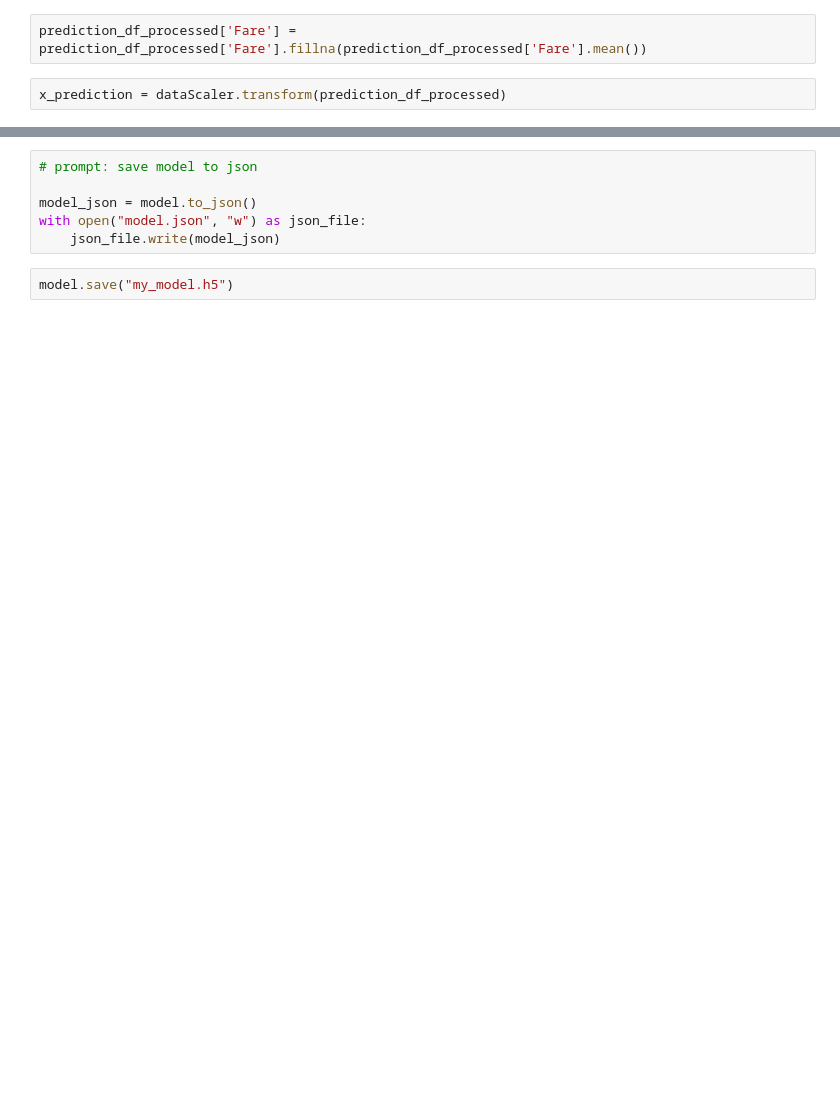
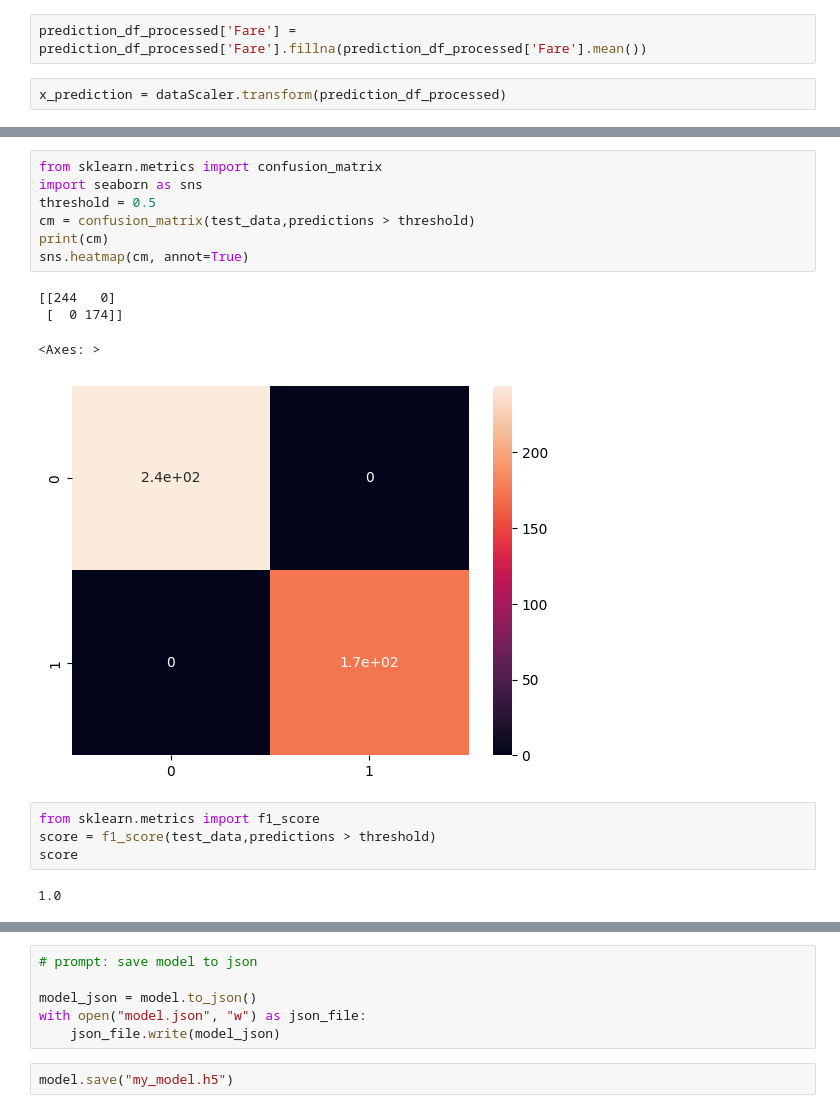
Before and after one commit to huseyindedeyilmaz/Deep-Learning-Project, a Jupyter notebook: TrainTestFile/TitanicTrainingModel.ipynb, the cells around one changed output, grey strips where cells are left out. Saved outputs shown, nothing was run; the diff lists cells and outputs as text; blank space fills up the shorter version.

```diff
--- a/TrainTestFile/TitanicTrainingModel.ipynb
+++ b/TrainTestFile/TitanicTrainingModel.ipynb
@@ -244,3 +273,21 @@ predictions = model.predict(
+# %%
+from sklearn.metrics import confusion_matrix
+import seaborn as sns
+threshold = 0.5
+cm = confusion_matrix(test_data,predictions > threshold)
+print(cm)
+sns.heatmap(cm, annot=True)
+# %% [output]
+[[244   0]
+ [  0 174]]
+<Axes: >
+[figure, added]
+# %%
+from sklearn.metrics import f1_score
+score = f1_score(test_data,predictions > threshold)
+score
+# %% [output]
+1.0
 # %%
 result_df = pd.DataFrame(prediction_df)
 result_df['Survived'] = predictions
```
Also changed, not shown: parts of 17 cells of this notebook.
